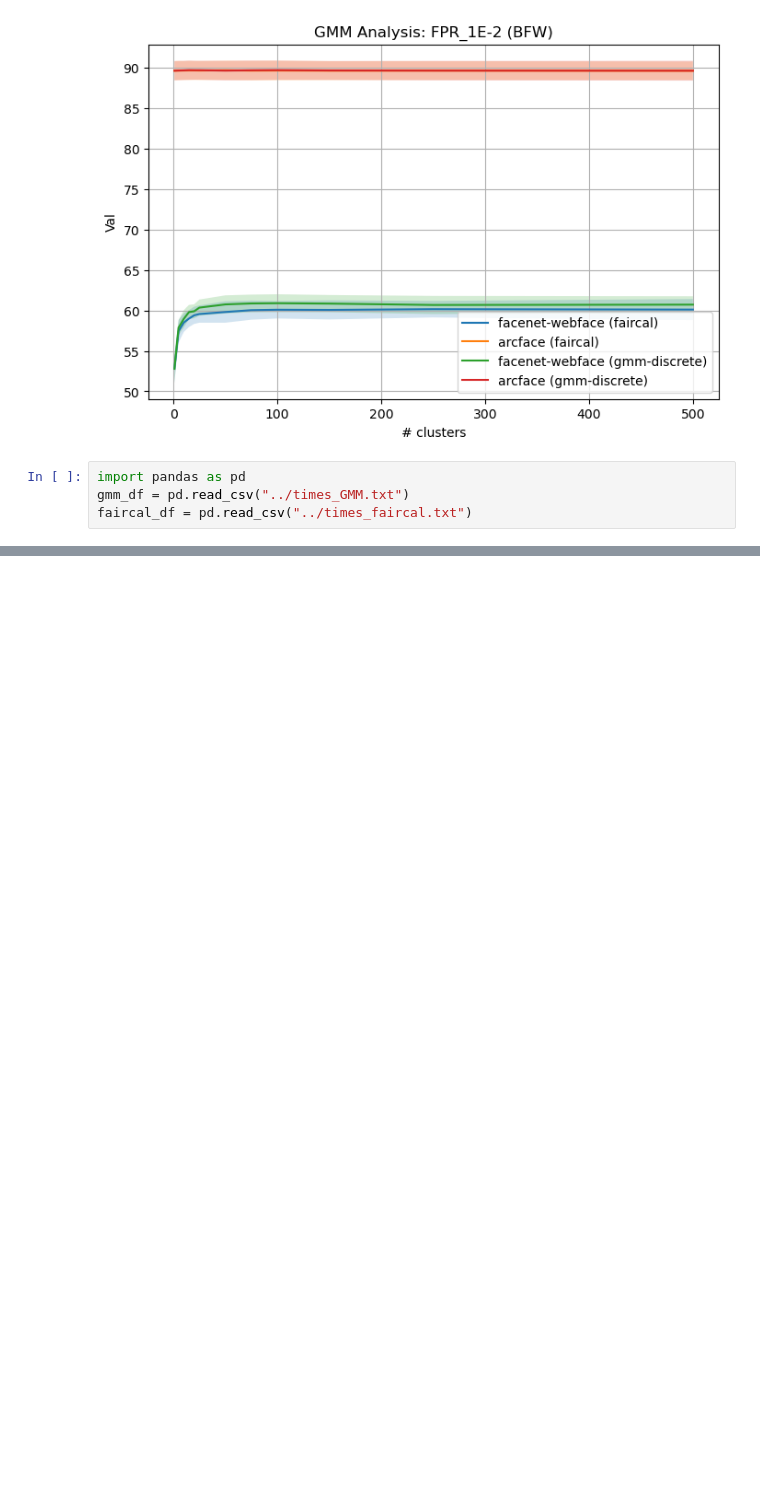
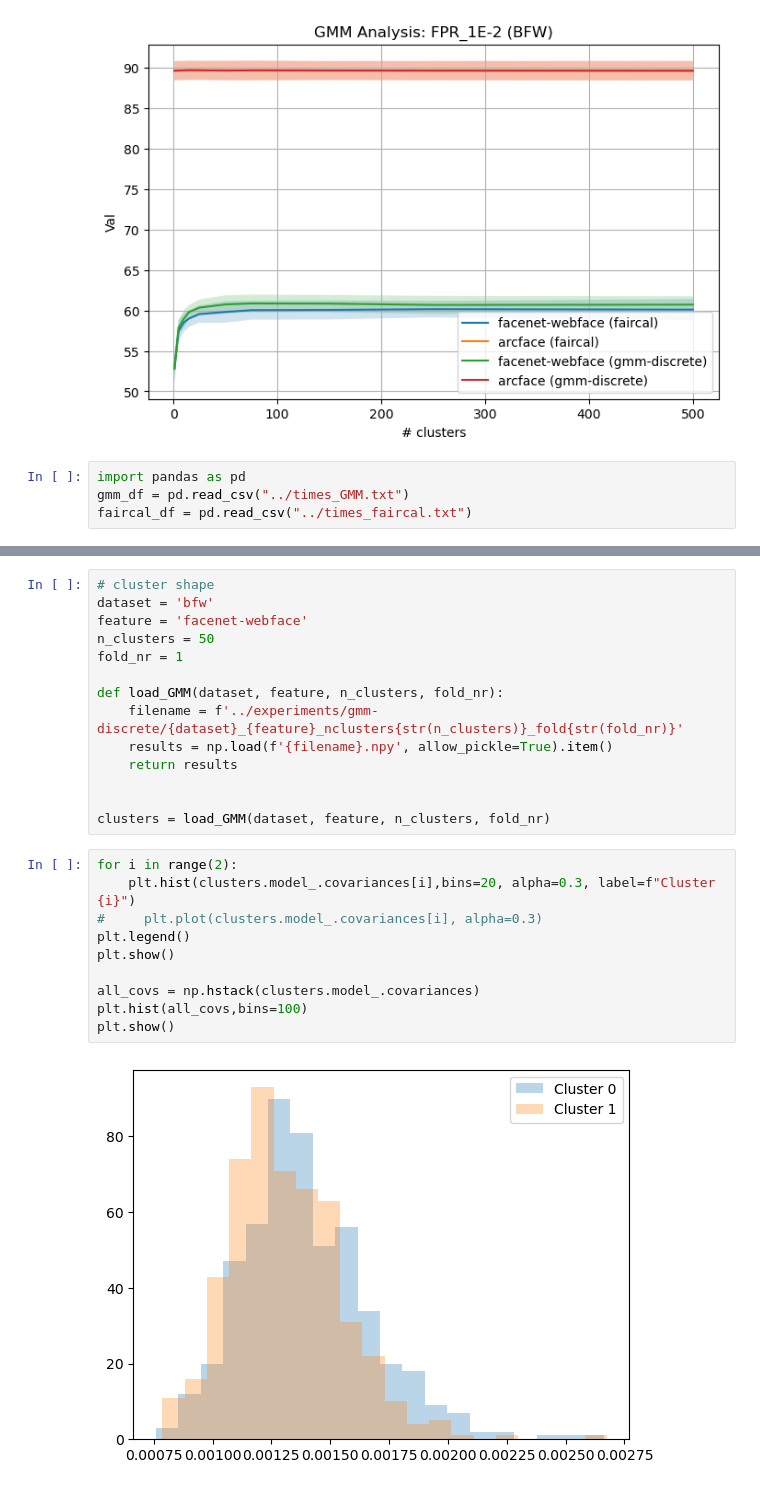
Before and after one commit to margajdon/reproduction-FAIRCAL, a Jupyter notebook: notebooks/GMM Analysis.ipynb, the cells around one changed output, grey strips where cells are left out. Drawn from its saved outputs; the diff is of its cells as text; blank space fills up the shorter version.

```diff
--- a/notebooks/GMM Analysis.ipynb
+++ b/notebooks/GMM Analysis.ipynb
@@ -332,0 +449,26 @@ for model in ["facenet", "arcface"]:
+# %%
+# cluster shape
+dataset = 'bfw'
+feature = 'facenet-webface'
+n_clusters = 50
+fold_nr = 1
+
+def load_GMM(dataset, feature, n_clusters, fold_nr):
+    filename = f'../experiments/gmm-discrete/{dataset}_{feature}_nclusters{str(n_clusters)}_fold{str(fold_nr)}'
+    results = np.load(f'{filename}.npy', allow_pickle=True).item()
+    return results
+
+
+clusters = load_GMM(dataset, feature, n_clusters, fold_nr)
+# %%
+for i in range(2):
+    plt.hist(clusters.model_.covariances[i],bins=20, alpha=0.3, label=f"Cluster {i}")
+#     plt.plot(clusters.model_.covariances[i], alpha=0.3)
+plt.legend()
+plt.show()
+
+all_covs = np.hstack(clusters.model_.covariances)
+plt.hist(all_covs,bins=100)
+plt.show()
+# %% [output]
+[figure, added]
```
Also changed, not shown: parts of 19 cells of this notebook, 3 other files.
